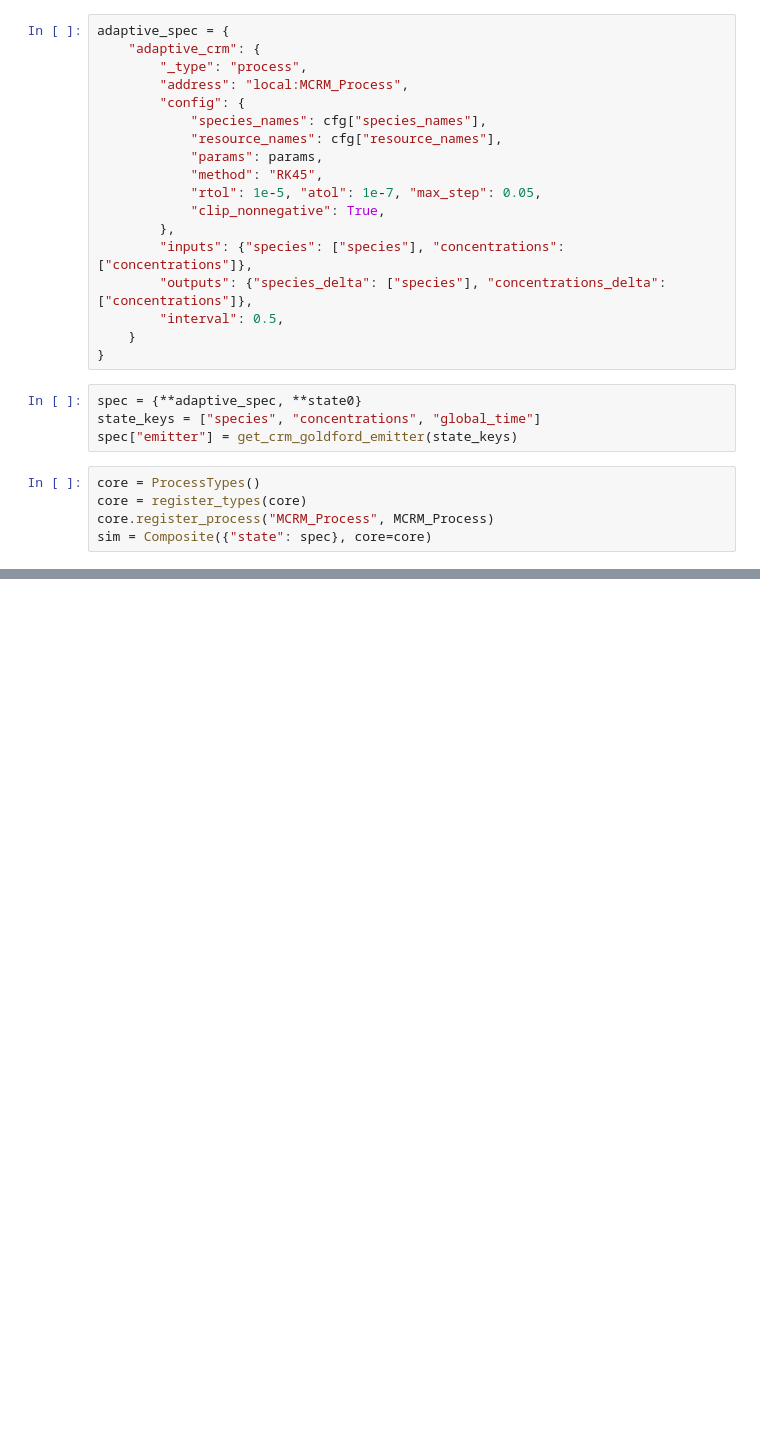
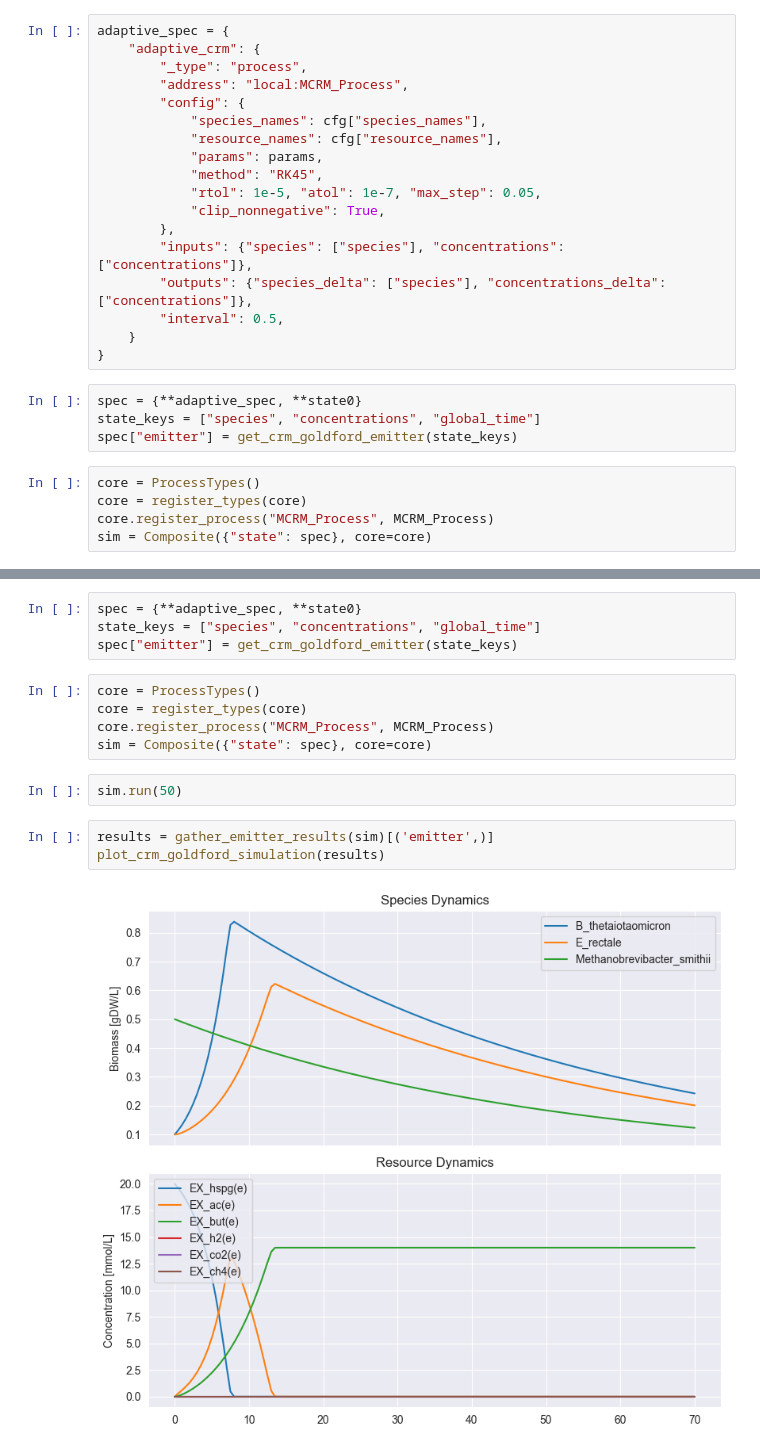
Before and after one commit to vivarium-collective/CRM, a Jupyter notebook: vCRM_Notebooks/crm_gsmm_goldford.ipynb, the cells around one changed output, grey strips where cells are left out. Drawn from its saved outputs; the diff is of its cells as text; blank space fills up the shorter version.

```diff
--- a/vCRM_Notebooks/crm_gsmm_goldford.ipynb
+++ b/vCRM_Notebooks/crm_gsmm_goldford.ipynb
@@ -348,0 +668,16 @@ plot_crm_goldford_simulation(results)
+# %%
+spec = {**adaptive_spec, **state0}
+state_keys = ["species", "concentrations", "global_time"]
+spec["emitter"] = get_crm_goldford_emitter(state_keys)
+# %%
+core = ProcessTypes()
+core = register_types(core)
+core.register_process("MCRM_Process", MCRM_Process)
+sim = Composite({"state": spec}, core=core)
+# %%
+sim.run(50)
+# %%
+results = gather_emitter_results(sim)[('emitter',)]
+plot_crm_goldford_simulation(results)
+# %% [output]
+[figure, added]
```
Also changed, not shown: parts of 29 cells of this notebook, 5 other files.
